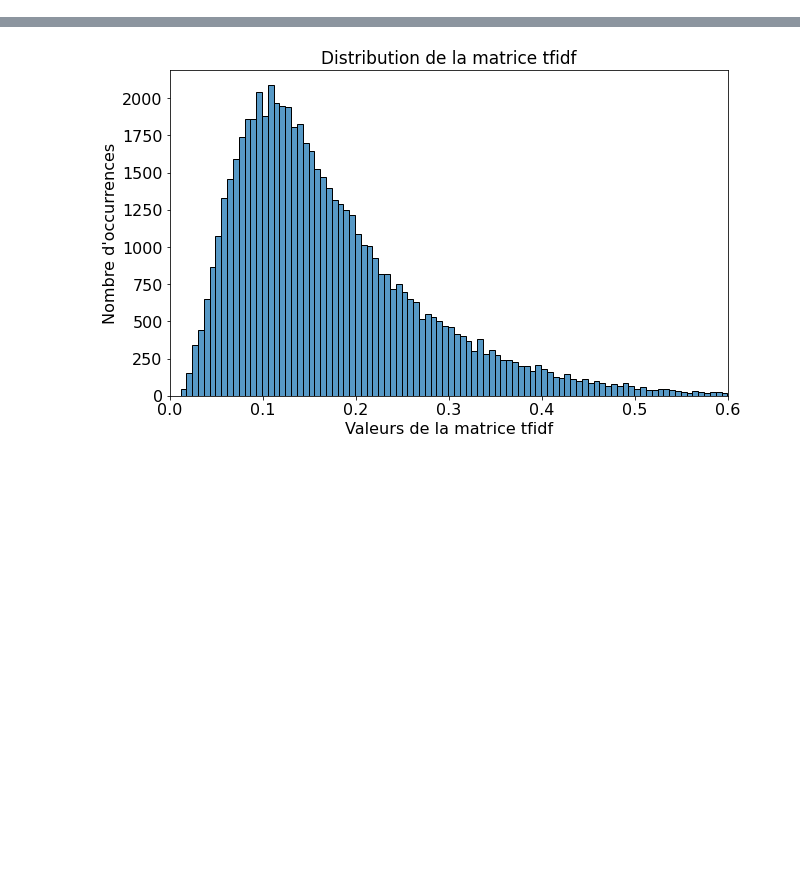
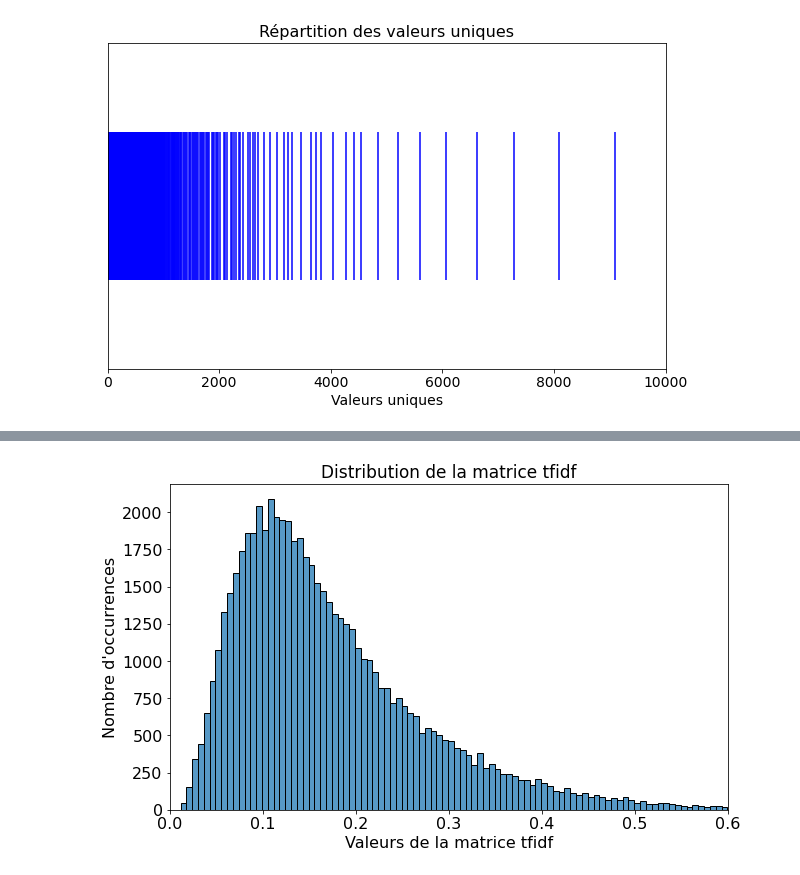
Before and after one commit to lolodino77/classification_texte_articles, a Jupyter notebook: sources/test_transformations_matrice_count.ipynb, the cells around one changed output, grey strips where cells are left out. Saved outputs shown, nothing was run; the diff lists cells and outputs as text; code cells hidden in the pictures; blank space fills up the shorter version.

```diff
--- a/sources/test_transformations_matrice_count.ipynb
+++ b/sources/test_transformations_matrice_count.ipynb
@@ -70,4 +69,6 @@ X_train_tfidf = tfidf_vectorizer.fit_transform(X_train)
 hashing_vectorizer = HashingVectorizer()
 X_train_hashing = hashing_vectorizer.fit_transform(X_train)
 
-# PMI
+X_train_observed_expected = vsm.observed_over_expected(X_train_count).round(2)
+X_train_observed_expected = np.ravel(X_train_observed_expected)
+X_train_observed_expected = np.delete(X_train_observed_expected, np.where(X_train_observed_expected == 0))
@@ -109,0 +138,20 @@ plt.show()
+# %%
+# Graphique avec barres en 1D des valeurs uniques (pour voir comment elles sont reparties, que a droite ?, que a gauche ?, etc.)
+# sb.scatterplot(x=X_tfidf_unique, y=np.zeros_like(X_tfidf_unique), sizes=(10000,10000))
+path = PureWindowsPath(os.getcwd() + "\\data\\output\\observed_expected_matrix_unique_distribution.png")
+path = path.as_posix()
+
+plt.figure()
+plt.hlines(0,0,1)  # Draw a horizontal line
+plt.eventplot(np.unique(X_train_observed_expected), orientation='horizontal', colors='b')
+plt.xlabel("Valeurs uniques", size=14)
+plt.title("Répartition des valeurs uniques", size=16)
+plt.xticks(fontsize=14)
+ax = plt.gca()
+ax.get_yaxis().set_visible(False)
+plt.rcParams["figure.figsize"] = (9, 4)
+plt.xlim(0, 10000)
+plt.savefig(path)
+plt.show()
+# %% [output]
+[figure, added]
```
Also changed, not shown: parts of 17 cells of this notebook, 8 other files.
